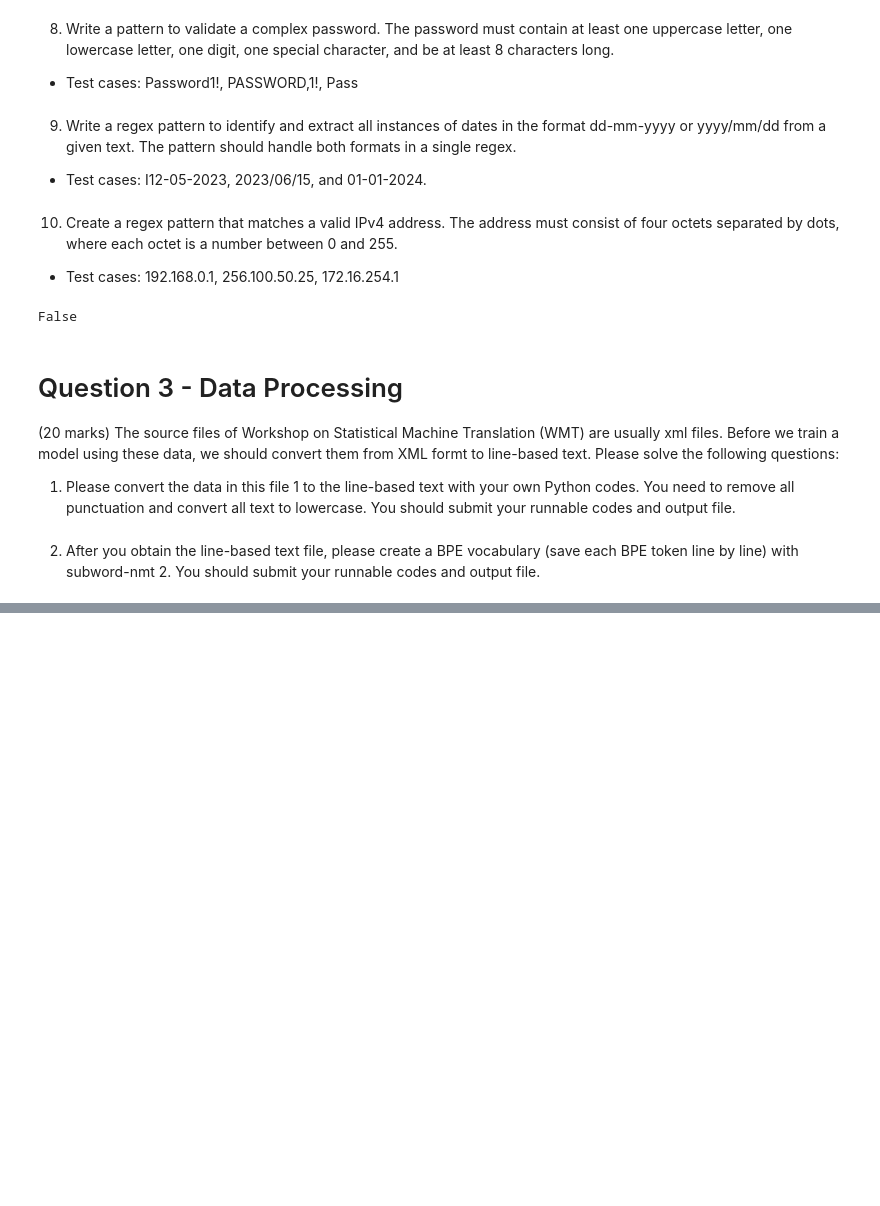
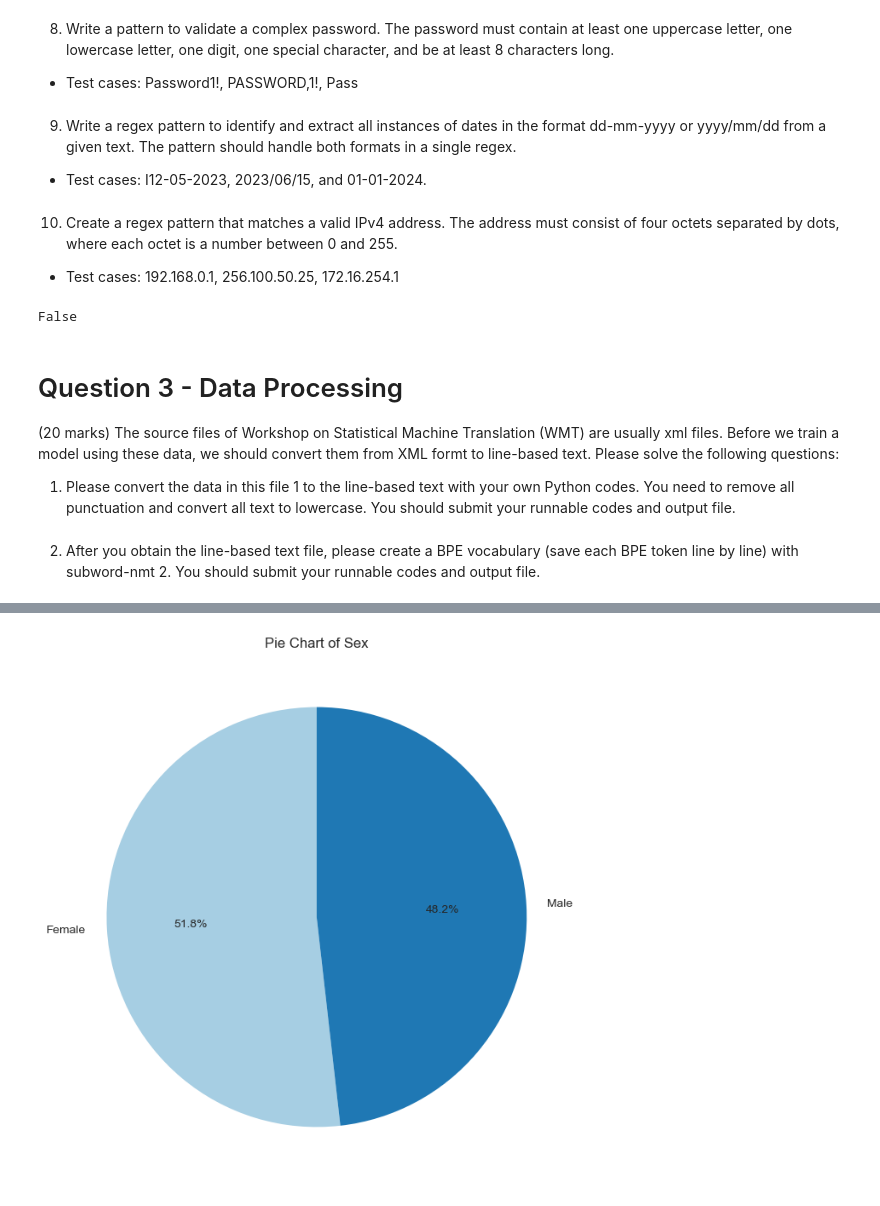
Before and after one commit to BeccaYe/Assignments, a Jupyter notebook: DataEngineering/CS5485Assignment1YeBichuan.ipynb, the cells around one changed output, grey strips where cells are left out. Cells and saved outputs as stored; diff of their text form; code cells hidden in the pictures; blank space fills up the shorter version.

```diff
--- a/DataEngineering/CS5485Assignment1YeBichuan.ipynb
+++ b/DataEngineering/CS5485Assignment1YeBichuan.ipynb
@@ -306,0 +415,18 @@ False
+# %%
+# Pie Chart of gender
+
+# Group data by 'Sex' and count instances
+sexData = employee_data.groupby('Sex').size()
+
+# Make the plot with pandas
+plt.figure(figsize=(8, 8))  # Set the size of the figure
+# Create a pie chart
+sexData.plot(kind='pie', subplots=True, autopct='%1.1f%%', startangle=90, colors=plt.cm.Paired(np.arange(len(sexData))))
+# Note: 'autopct' automatically adds labels with the percentage format
+plt.title("Pie Chart of Sex")  # Add a title
+plt.ylabel("")  # Remove the y-label as it's not needed in pie charts
+
+# Show the plot
+plt.show()
+# %% [output]
+[figure, added]
```
Also changed, not shown: parts of 19 cells of this notebook, 7 other files.
